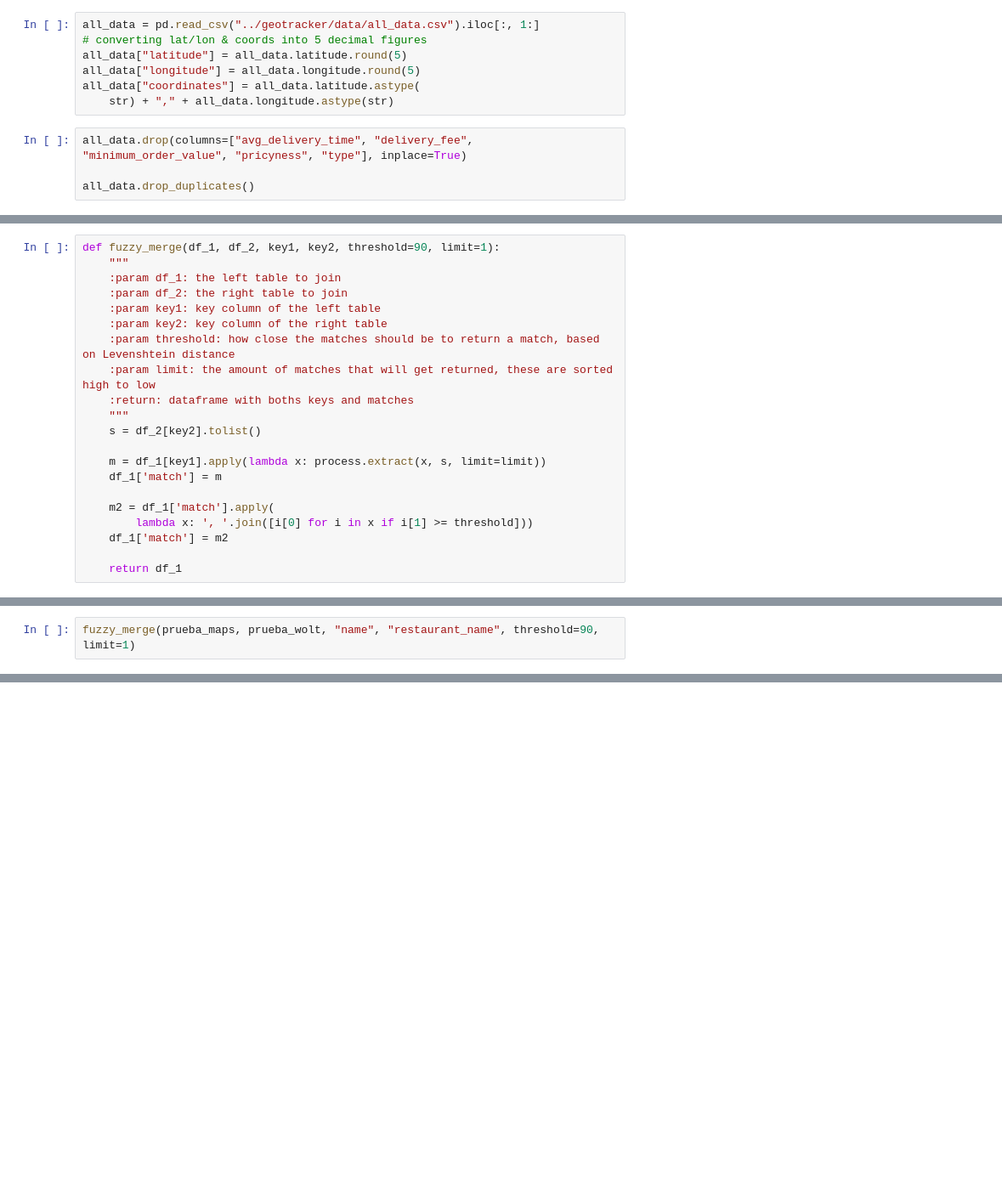
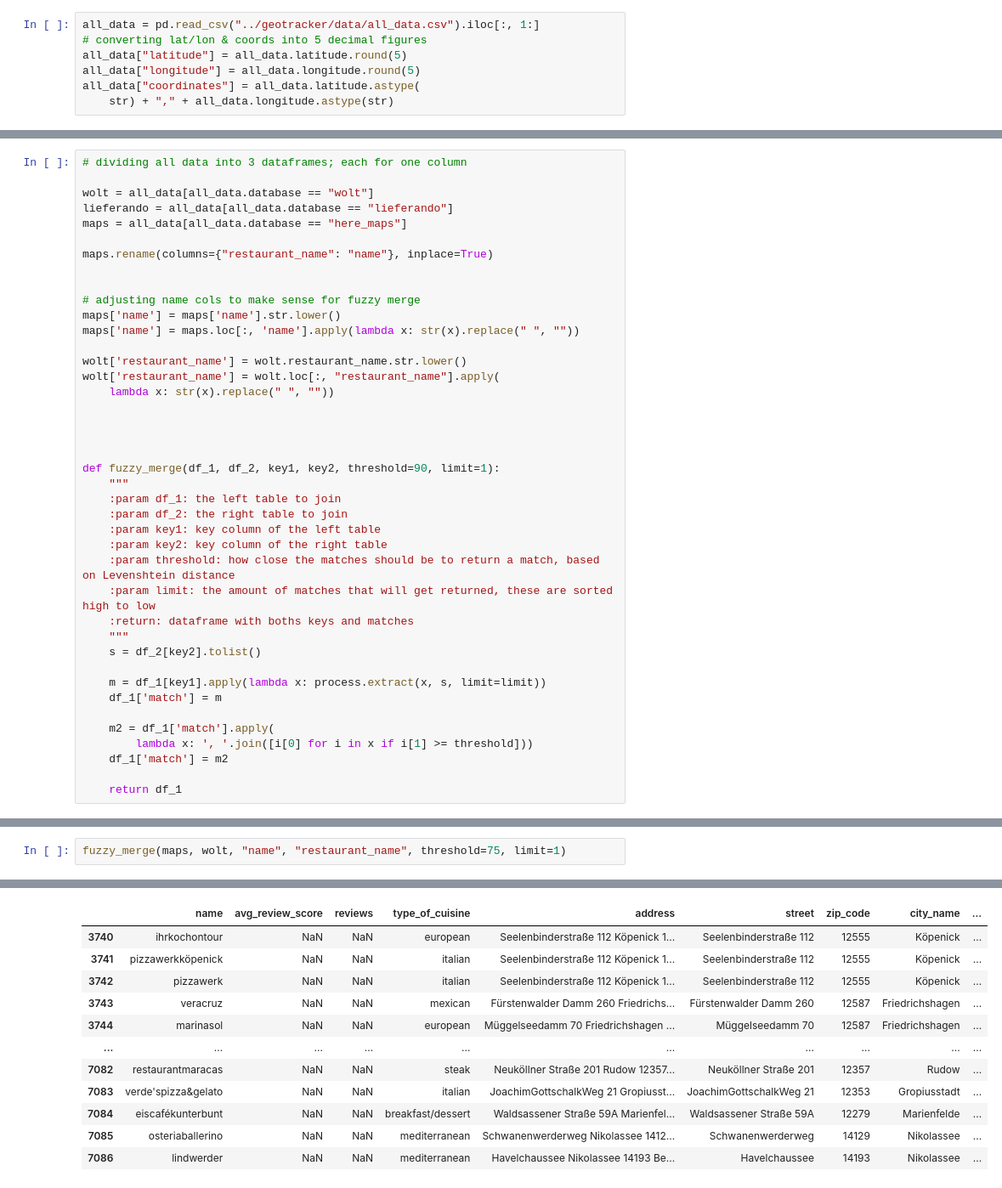
Before and after one commit to ayelenklas/geotracker, a Jupyter notebook: notebooks/data_analysis_ak.ipynb, the cells around one changed output, grey strips where cells are left out. Shown at 85% size. Drawn from its saved outputs; the diff is of its cells as text; blank space fills up the shorter version.

```diff
--- a/notebooks/data_analysis_ak.ipynb
+++ b/notebooks/data_analysis_ak.ipynb
@@ -16,7 +16,3 @@ all_data["latitude"] = all_data.latitude.round(5)
 all_data["longitude"] = all_data.longitude.round(5)
 all_data["coordinates"] = all_data.latitude.astype(
     str) + "," + all_data.longitude.astype(str)
-# %%
-all_data.drop(columns=["avg_delivery_time", "delivery_fee", "minimum_order_value", "pricyness", "type"], inplace=True)
-
-all_data.drop_duplicates()
@@ -81,4 +23,24 @@ See the caveats in the documentation: https://pandas.pydata.org/pandas-docs/stab
 # %%
+# dividing all data into 3 dataframes; each for one column
+
+wolt = all_data[all_data.database == "wolt"]
+lieferando = all_data[all_data.database == "lieferando"]
+maps = all_data[all_data.database == "here_maps"]
+
+maps.rename(columns={"restaurant_name": "name"}, inplace=True)
+
+
+# adjusting name cols to make sense for fuzzy merge
+maps['name'] = maps['name'].str.lower()
+maps['name'] = maps.loc[:, 'name'].apply(lambda x: str(x).replace(" ", ""))
+
+wolt['restaurant_name'] = wolt.restaurant_name.str.lower()
+wolt['restaurant_name'] = wolt.loc[:, "restaurant_name"].apply(
+    lambda x: str(x).replace(" ", ""))
+
+
+
+
 def fuzzy_merge(df_1, df_2, key1, key2, threshold=90, limit=1):
     """
     :param df_1: the left table to join
@@ -102,2 +82,3 @@ def fuzzy_merge(df_1, df_2, key1, key2, threshold=90, limit=1):
 # %%
-fuzzy_merge(prueba_maps, prueba_wolt, "name", "restaurant_name", threshold=90, limit=1)
+fuzzy_merge(maps, wolt, "name", "restaurant_name", threshold=75, limit=1)
+# %% [output]
@@ -103,0 +95,12 @@ fuzzy_merge(prueba_maps, prueba_wolt, "name", "restaurant_name", threshold=90, l
+|  | name | avg_review_score | reviews | type_of_cuisine | address | street | zip_code | city_name | ... |
+| 3740 | ihrkochontour | NaN | NaN | european | Seelenbinderstraße 112 Köpenick 1... | Seelenbinderstraße 112 | 12555 | Köpenick | ... |
+| 3741 | pizzawerkköpenick | NaN | NaN | italian | Seelenbinderstraße 112 Köpenick 1... | Seelenbinderstraße 112 | 12555 | Köpenick | ... |
+| 3742 | pizzawerk | NaN | NaN | italian | Seelenbinderstraße 112 Köpenick 1... | Seelenbinderstraße 112 | 12555 | Köpenick | ... |
+| 3743 | veracruz | NaN | NaN | mexican | Fürstenwalder Damm 260 Friedrichs... | Fürstenwalder Damm 260 | 12587 | Friedrichshagen | ... |
+| 3744 | marinasol | NaN | NaN | european | Müggelseedamm 70 Friedrichshagen ... | Müggelseedamm 70 | 12587 | Friedrichshagen | ... |
+| ... | ... | ... | ... | ... | ... | ... | ... | ... | ... |
+| 7082 | restaurantmaracas | NaN | NaN | steak | Neuköllner Straße 201 Rudow 12357... | Neuköllner Straße 201 | 12357 | Rudow | ... |
+| 7083 | verde'spizza&gelato | NaN | NaN | italian | JoachimGottschalkWeg 21 Gropiusst... | JoachimGottschalkWeg 21 | 12353 | Gropiusstadt | ... |
+| 7084 | eiscafékunterbunt | NaN | NaN | breakfast/dessert | Waldsassener Straße 59A Marienfel... | Waldsassener Straße 59A | 12279 | Marienfelde | ... |
+| 7085 | osteriaballerino | NaN | NaN | mediterranean | Schwanenwerderweg Nikolassee 1412... | Schwanenwerderweg | 14129 | Nikolassee | ... |
+| 7086 | lindwerder | NaN | NaN | mediterranean | Havelchaussee Nikolassee 14193 Be... | Havelchaussee | 14193 | Nikolassee | ... |
```
Also changed, not shown: parts of 17 cells of this notebook, 2 other files.
